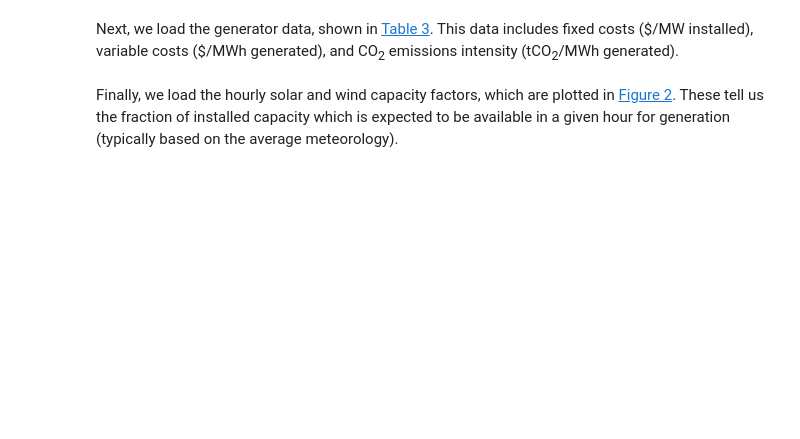
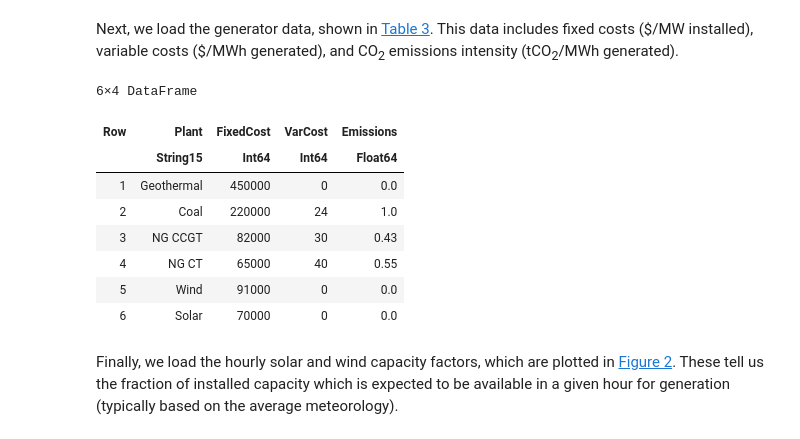
Before and after one commit to BEE4750-FA24/hw4-work, a Jupyter notebook: hw04.ipynb, the cells around one changed output. Drawn from its saved outputs; the diff is of its cells as text; code cells hidden in the pictures; blank space fills up the shorter version.

```diff
--- a/hw04.ipynb
+++ b/hw04.ipynb
@@ -461,7 +407,17 @@ includes fixed costs (\$/MW installed), variable costs (\$/MWh
 generated), and CO<sub>2</sub> emissions intensity (tCO<sub>2</sub>/MWh
 generated).
 # %%
-gens = DataFrame(CSV.File("data/generators.csv"))
+gens = DataFrame(CSV.File("generators.csv"))
+# %% [output]
+6×4 DataFrame
+| Row | Plant | FixedCost | VarCost | Emissions |
+|  | String15 | Int64 | Int64 | Float64 |
+| 1 | Geothermal | 450000 | 0 | 0.0 |
+| 2 | Coal | 220000 | 24 | 1.0 |
+| 3 | NG CCGT | 82000 | 30 | 0.43 |
+| 4 | NG CT | 65000 | 40 | 0.55 |
+| 5 | Wind | 91000 | 0 | 0.0 |
+| 6 | Solar | 70000 | 0 | 0.0 |
 # %% [markdown]
 Finally, we load the hourly solar and wind capacity factors, which are
 plotted in <a href="#fig-cf" class="quarto-xref">Figure 2</a>. These
```
Also changed, not shown: parts of 25 cells of this notebook.
